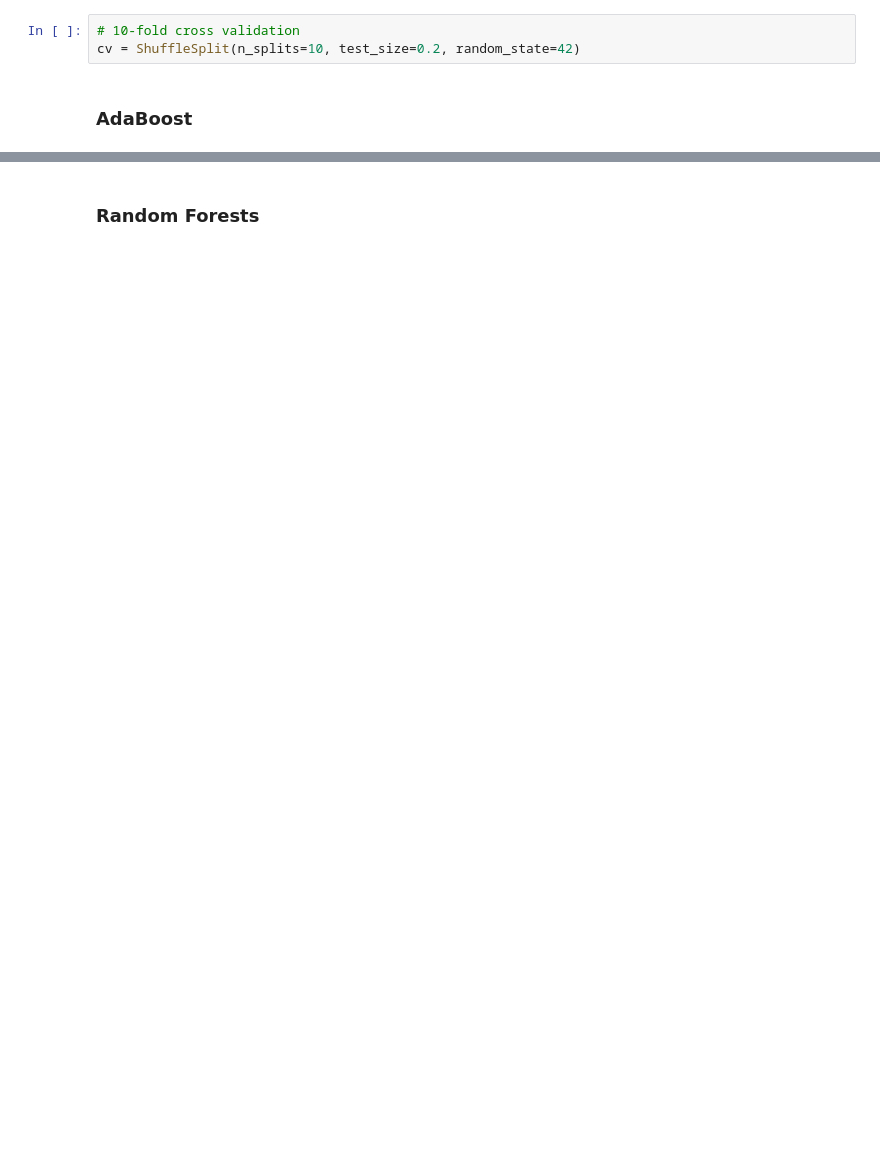
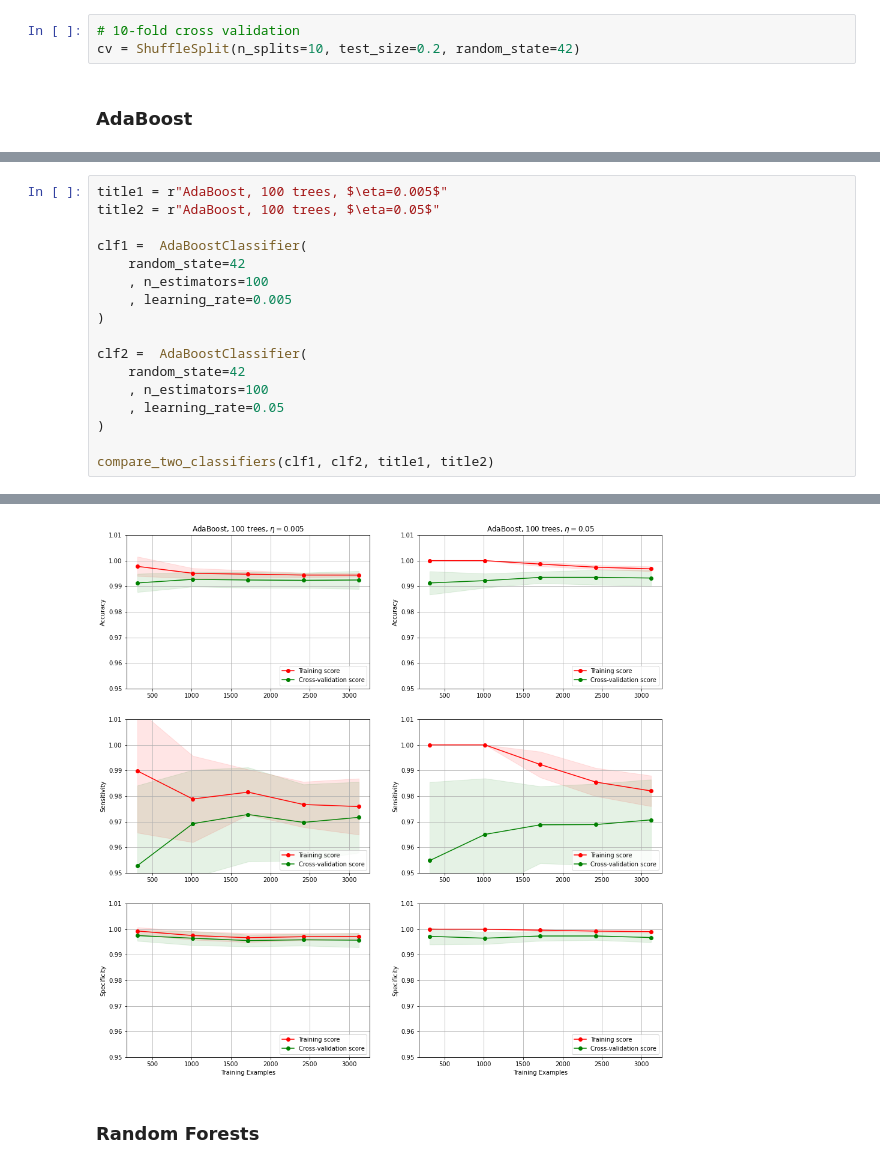
Before and after one commit to BigBangData/NaturalLanguageProcessing, a Jupyter notebook: TextAnalyticsWithR/26_LearningCurves_2.ipynb, the cells around one changed output, grey strips where cells are left out. Cells and saved outputs as stored; diff of their text form; blank space fills up the shorter version.

```diff
--- a/TextAnalyticsWithR/26_LearningCurves_2.ipynb
+++ b/TextAnalyticsWithR/26_LearningCurves_2.ipynb
@@ -257,0 +281,18 @@ __Next__
+# %%
+title1 = r"AdaBoost, 100 trees, $\eta=0.005$"
+title2 = r"AdaBoost, 100 trees, $\eta=0.05$"
+
+clf1 =  AdaBoostClassifier(
+    random_state=42
+    , n_estimators=100
+    , learning_rate=0.005
+)
+
+clf2 =  AdaBoostClassifier(
+    random_state=42
+    , n_estimators=100
+    , learning_rate=0.05
+)
+
+compare_two_classifiers(clf1, clf2, title1, title2)
+# %% [output]
@@ -258,3 +300,4 @@ __Next__
+[figure, added]
 # %% [markdown]
 ### Random Forests
 # %%
```
Also changed, not shown: parts of 18 cells of this notebook, 1 other file.
